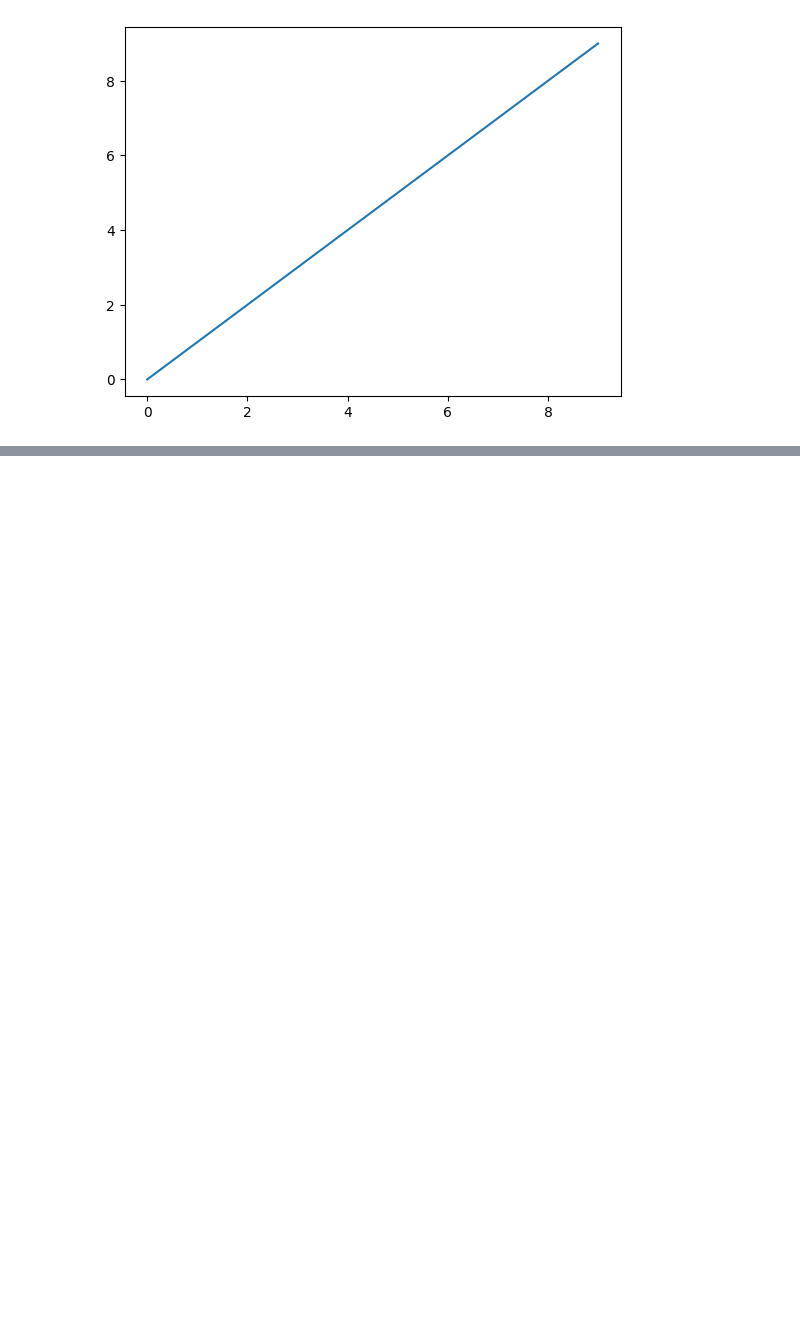
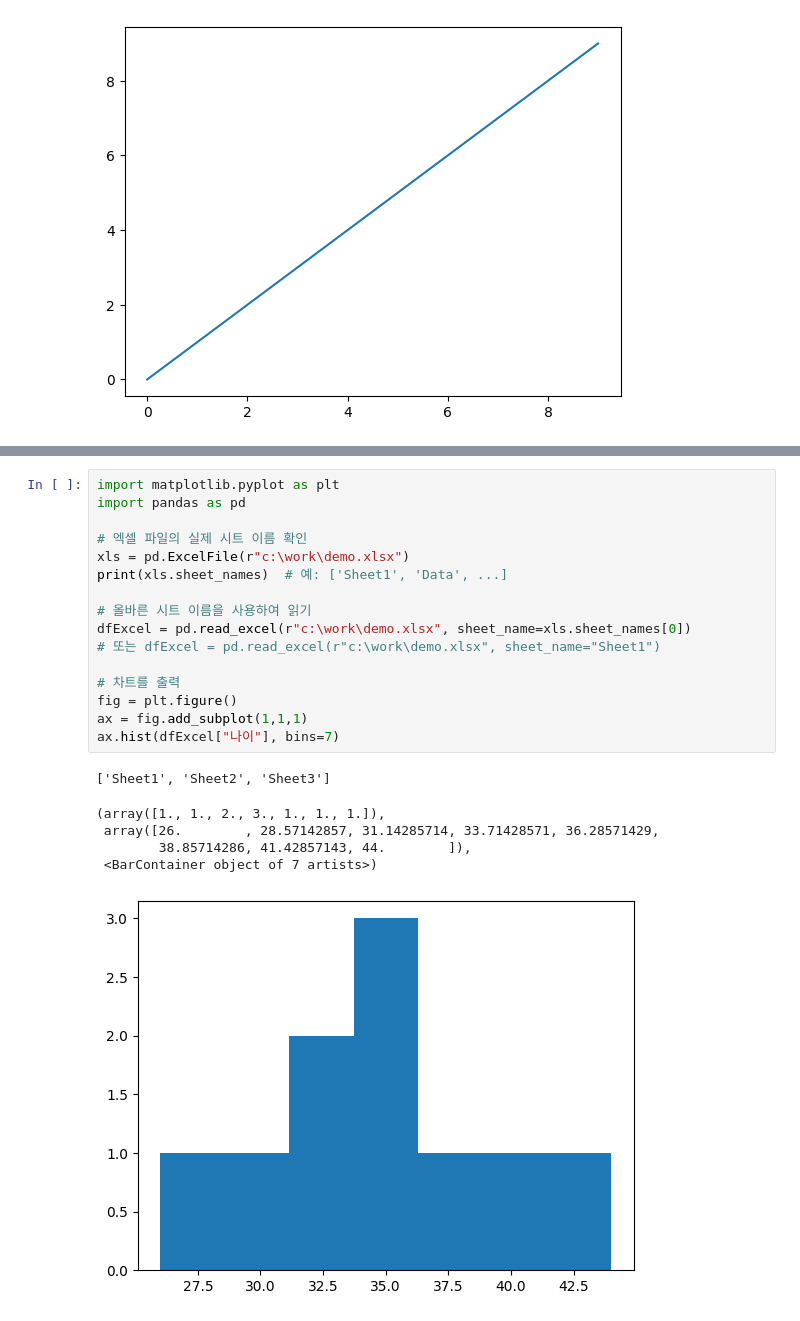
Before and after one commit to richdadtechtree/python20251021, a Jupyter notebook: demopandas.ipynb, the cells around one changed output, grey strips where cells are left out. Saved outputs shown, nothing was run; the diff lists cells and outputs as text; blank space fills up the shorter version.

```diff
--- a/demopandas.ipynb
+++ b/demopandas.ipynb
@@ -13,0 +151,23 @@ plt.plot(np.arange(10))
+# %%
+import matplotlib.pyplot as plt
+import pandas as pd
+
+# 엑셀 파일의 실제 시트 이름 확인
+xls = pd.ExcelFile(r"c:\work\demo.xlsx")
+print(xls.sheet_names)  # 예: ['Sheet1', 'Data', ...]
+
+# 올바른 시트 이름을 사용하여 읽기
+dfExcel = pd.read_excel(r"c:\work\demo.xlsx", sheet_name=xls.sheet_names[0])
+# 또는 dfExcel = pd.read_excel(r"c:\work\demo.xlsx", sheet_name="Sheet1")
+
+# 차트를 출력
+fig = plt.figure()
+ax = fig.add_subplot(1,1,1)
+ax.hist(dfExcel["나이"], bins=7)
+# %% [output]
+['Sheet1', 'Sheet2', 'Sheet3']
+(array([1., 1., 2., 3., 1., 1., 1.]),
+ array([26.        , 28.57142857, 31.14285714, 33.71428571, 36.28571429,
+        38.85714286, 41.42857143, 44.        ]),
+ <BarContainer object of 7 artists>)
+[figure, added]
```
Also changed, not shown: parts of 14 cells of this notebook, 9 other files.
